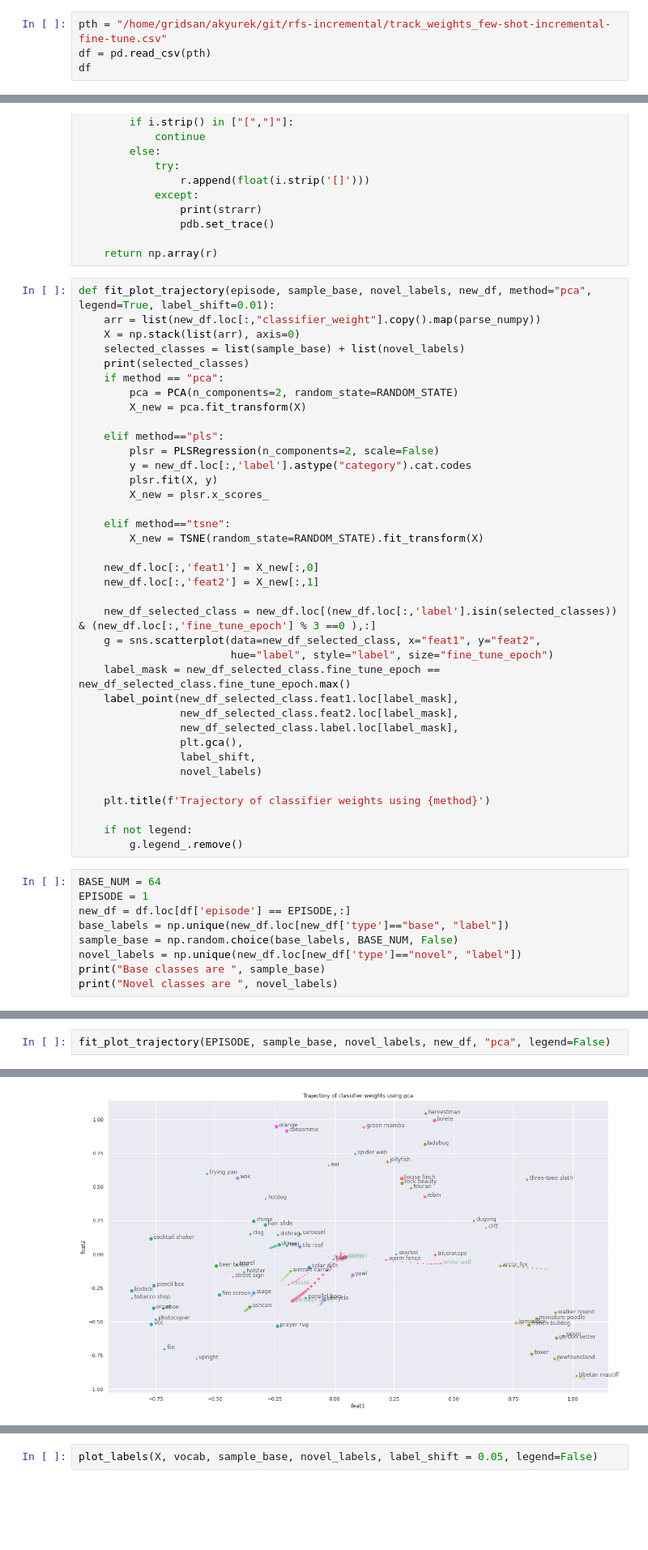
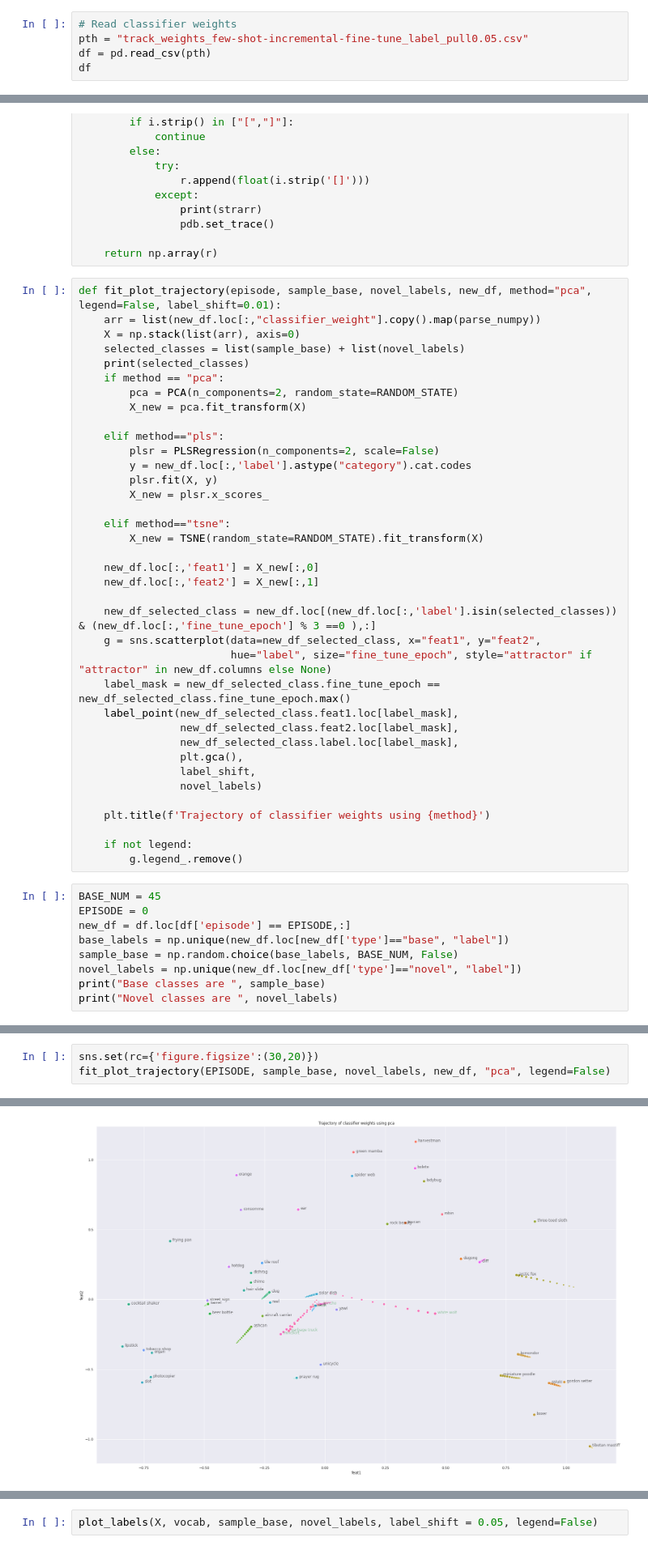
Before and after one commit to feyzaakyurek/subspace-reg, a Jupyter notebook: visualization.ipynb, the cells around one changed output, grey strips where cells are left out. Shown at 81% size. Cells and saved outputs as stored; diff of their text form; blank space fills up the shorter version.

Commit message:
track label inspired weights, lastmile pull

```diff
--- a/visualization.ipynb
+++ b/visualization.ipynb
@@ -18,7 +18,8 @@ sns.set(rc={'figure.figsize':(20,12)})
 pd.options.mode.chained_assignment = None
 np.random.seed(RANDOM_STATE)
 # %%
-pth = "/home/gridsan/akyurek/git/rfs-incremental/track_weights_few-shot-incremental-fine-tune.csv"
+# Read classifier weights
+pth = "track_weights_few-shot-incremental-fine-tune_label_pull0.05.csv"
 df = pd.read_csv(pth)
 df
 # %% [output]
@@ -62,7 +82,7 @@ def parse_numpy(strarr):
 
     return np.array(r)
 # %%
-def fit_plot_trajectory(episode, sample_base, novel_labels, new_df, method="pca", legend=True, label_shift=0.01):
+def fit_plot_trajectory(episode, sample_base, novel_labels, new_df, method="pca", legend=False, label_shift=0.01):
     arr = list(new_df.loc[:,"classifier_weight"].copy().map(parse_numpy))
     X = np.stack(list(arr), axis=0)
     selected_classes = list(sample_base) + list(novel_labels)
@@ -85,7 +105,7 @@ def fit_plot_trajectory(episode, sample_base, novel_labels, new_df, method="pca"
 
     new_df_selected_class = new_df.loc[(new_df.loc[:,'label'].isin(selected_classes)) & (new_df.loc[:,'fine_tune_epoch'] % 3 ==0 ),:]
     g = sns.scatterplot(data=new_df_selected_class, x="feat1", y="feat2",
-                        hue="label", style="label", size="fine_tune_epoch")
+                        hue="label", size="fine_tune_epoch", style="attractor" if "attractor" in new_df.columns else None)
     label_mask = new_df_selected_class.fine_tune_epoch == new_df_selected_class.fine_tune_epoch.max()
     label_point(new_df_selected_class.feat1.loc[label_mask],
                 new_df_selected_class.feat2.loc[label_mask],
@@ -99,8 +119,8 @@ def fit_plot_trajectory(episode, sample_base, novel_labels, new_df, method="pca"
     if not legend:
         g.legend_.remove()
 # %%
-BASE_NUM = 64
-EPISODE = 1
+BASE_NUM = 45
+EPISODE = 0
 new_df = df.loc[df['episode'] == EPISODE,:]
 base_labels = np.unique(new_df.loc[new_df['type']=="base", "label"])
 sample_base = np.random.choice(base_labels, BASE_NUM, False)
@@ -123,3 +140,4 @@ Novel classes are  ['cannon' 'garbage truck' 'missile' 'poncho' 'white wolf']
 # %%
+sns.set(rc={'figure.figsize':(30,20)})
 fit_plot_trajectory(EPISODE, sample_base, novel_labels, new_df, "pca", legend=False)
 # %% [output]
@@ -127,4 +145,4 @@ fit_plot_trajectory(EPISODE, sample_base, novel_labels, new_df, "pca", legend=Fa
-[figure, old version]
+[figure, new version]
 # %%
 fit_plot_trajectory(EPISODE, sample_base, novel_labels, new_df, "tsne")
 # %% [output]
```
Also changed, not shown: parts of 8 cells of this notebook, 4 other files.
